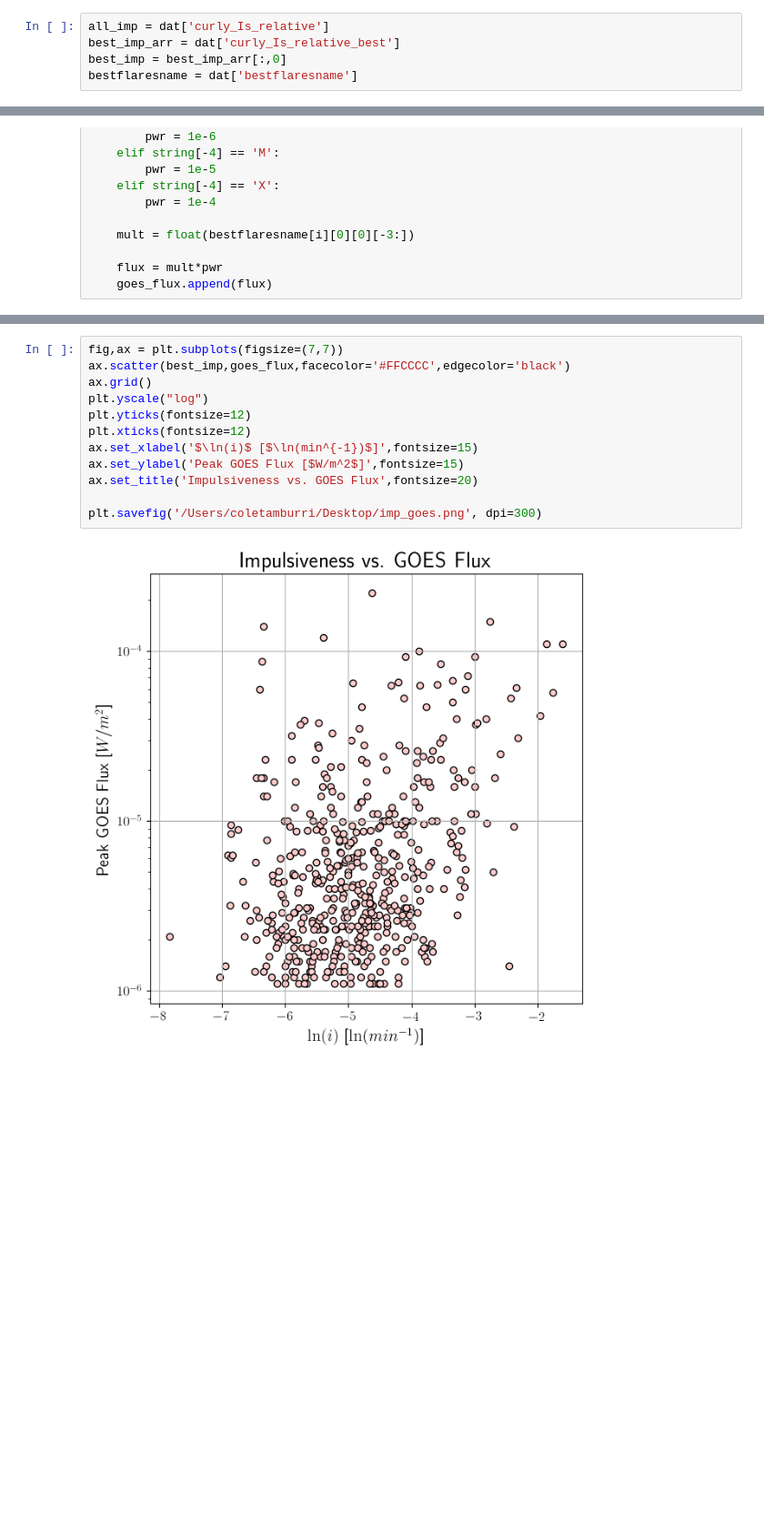
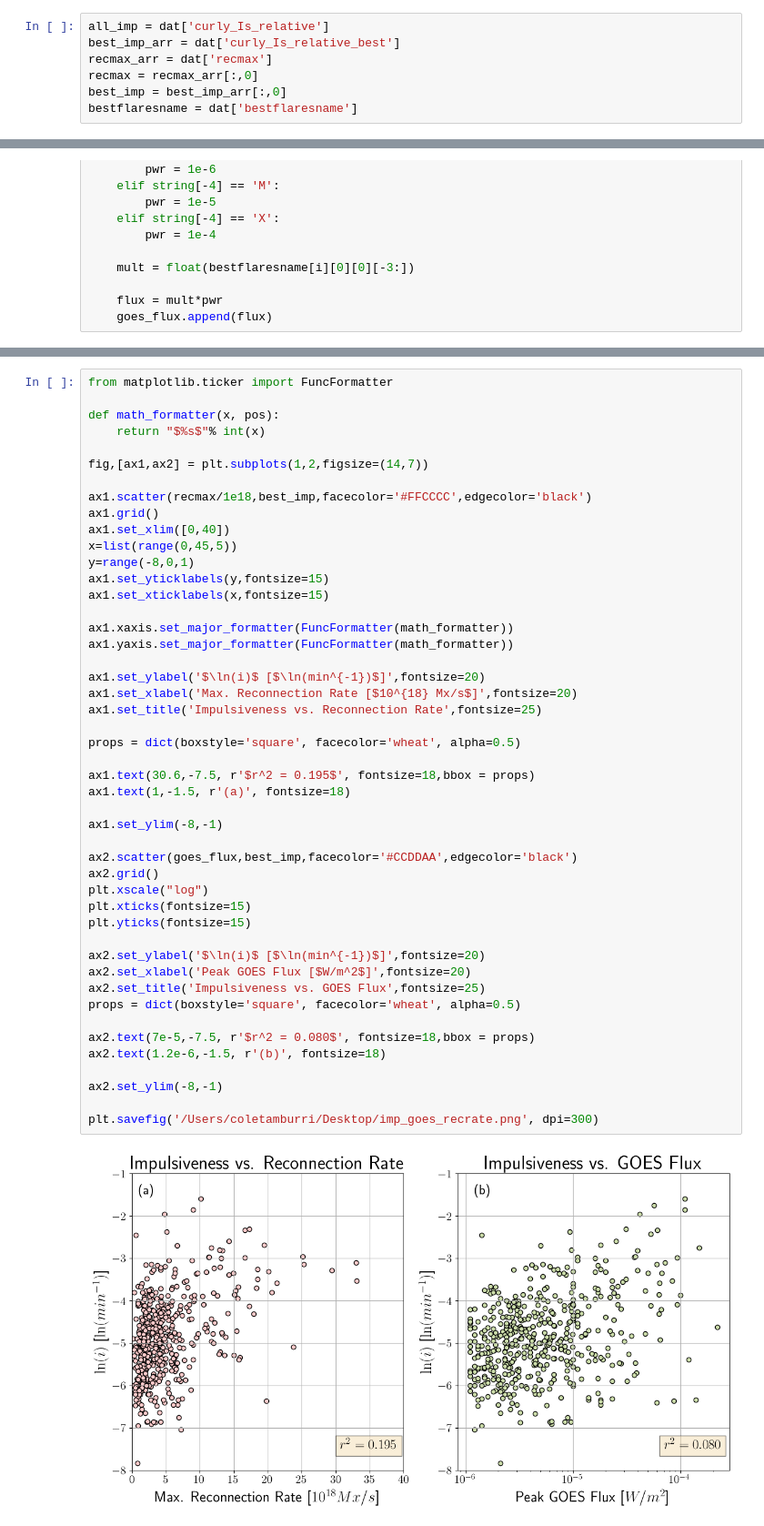
Before and after one commit to coletamburri2112/imp_dev, a Jupyter notebook: GOES_imp_comp.ipynb, the cells around one changed output, grey strips where cells are left out. Shown: that part at 91% size. Drawn from its saved outputs; the diff is of its cells as text; blank space fills up the shorter version.

Commit message:
goes sxr vs impulsiveness

```diff
--- a/GOES_imp_comp.ipynb
+++ b/GOES_imp_comp.ipynb
@@ -20,6 +20,8 @@ plt.rcParams['font.sans-serif'] = ['Tahoma']
 # %%
 all_imp = dat['curly_Is_relative']
 best_imp_arr = dat['curly_Is_relative_best']
+recmax_arr = dat['recmax']
+recmax = recmax_arr[:,0]
 best_imp = best_imp_arr[:,0]
 bestflaresname = dat['bestflaresname']
 # %%
@@ -83,15 +45,50 @@ array([[array(['20100612_0030_11081_M2.0'], dtype='<U24')],
 # %%
-fig,ax = plt.subplots(figsize=(7,7))
-ax.scatter(best_imp,goes_flux,facecolor='#FFCCCC',edgecolor='black')
-ax.grid()
-plt.yscale("log")
-plt.yticks(fontsize=12)
-plt.xticks(fontsize=12)
-ax.set_xlabel('$\ln(i)$ [$\ln(min^{-1})$]',fontsize=15)
-ax.set_ylabel('Peak GOES Flux [$W/m^2$]',fontsize=15)
-ax.set_title('Impulsiveness vs. GOES Flux',fontsize=20)
+from matplotlib.ticker import FuncFormatter
 
-plt.savefig('/Users/coletamburri/Desktop/imp_goes.png', dpi=300)
+def math_formatter(x, pos):
+    return "$%s$"% int(x)
+
+fig,[ax1,ax2] = plt.subplots(1,2,figsize=(14,7))
+
+ax1.scatter(recmax/1e18,best_imp,facecolor='#FFCCCC',edgecolor='black')
+ax1.grid()
+ax1.set_xlim([0,40])
+x=list(range(0,45,5))
+y=range(-8,0,1)
+ax1.set_yticklabels(y,fontsize=15)
+ax1.set_xticklabels(x,fontsize=15)
+
+ax1.xaxis.set_major_formatter(FuncFormatter(math_formatter))
+ax1.yaxis.set_major_formatter(FuncFormatter(math_formatter))
+
+ax1.set_ylabel('$\ln(i)$ [$\ln(min^{-1})$]',fontsize=20)
+ax1.set_xlabel('Max. Reconnection Rate [$10^{18} Mx/s$]',fontsize=20)
+ax1.set_title('Impulsiveness vs. Reconnection Rate',fontsize=25)
+
+props = dict(boxstyle='square', facecolor='wheat', alpha=0.5)
+
+ax1.text(30.6,-7.5, r'$r^2 = 0.195$', fontsize=18,bbox = props)
+ax1.text(1,-1.5, r'(a)', fontsize=18)
+
+ax1.set_ylim(-8,-1)
+
+ax2.scatter(goes_flux,best_imp,facecolor='#CCDDAA',edgecolor='black')
+ax2.grid()
+plt.xscale("log")
+plt.xticks(fontsize=15)
+plt.yticks(fontsize=15)
+
+ax2.set_ylabel('$\ln(i)$ [$\ln(min^{-1})$]',fontsize=20)
+ax2.set_xlabel('Peak GOES Flux [$W/m^2$]',fontsize=20)
+ax2.set_title('Impulsiveness vs. GOES Flux',fontsize=25)
+props = dict(boxstyle='square', facecolor='wheat', alpha=0.5)
+
+ax2.text(7e-5,-7.5, r'$r^2 = 0.080$', fontsize=18,bbox = props)
+ax2.text(1.2e-6,-1.5, r'(b)', fontsize=18)
+
+ax2.set_ylim(-8,-1)
+
+plt.savefig('/Users/coletamburri/Desktop/imp_goes_recrate.png', dpi=300)
 # %% [output]
-[figure, old version]
+[figure, new version]
 # %%
```
Also changed, not shown: parts of 4 cells of this notebook, 8 other files.
